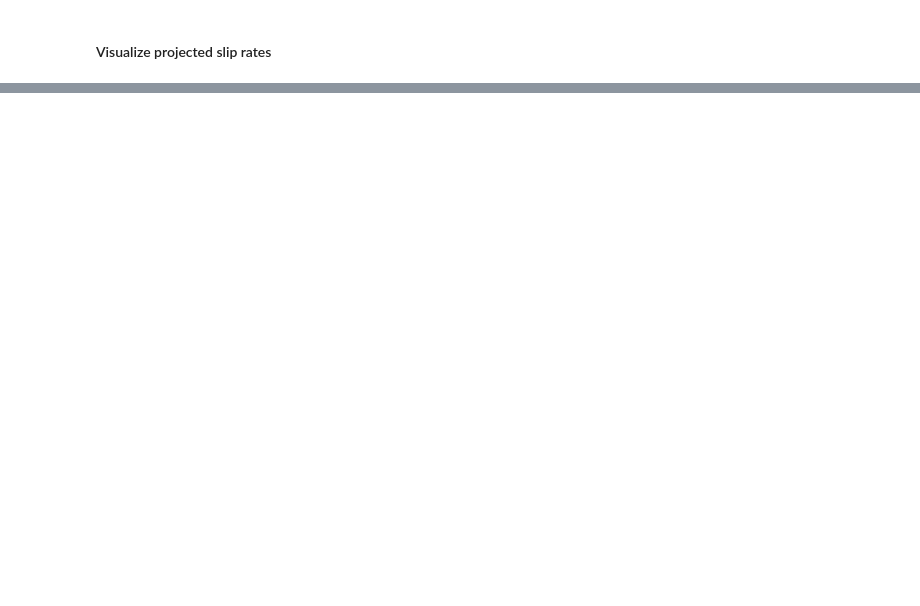
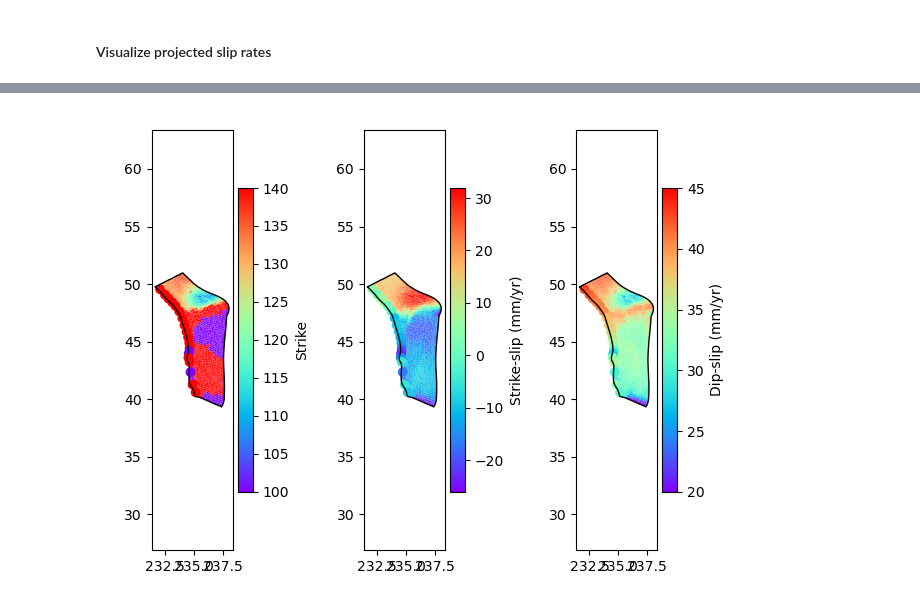
Before and after one commit to brendanjmeade/celeri, a Jupyter notebook: notebooks/celeri_western_north_america_dense_tricoup.ipynb, the cells around one changed output, grey strips where cells are left out. Saved outputs shown, nothing was run; the diff lists cells and outputs as text; code cells hidden in the pictures; blank space fills up the shorter version.

```diff
--- a/notebooks/celeri_western_north_america_dense_tricoup.ipynb
+++ b/notebooks/celeri_western_north_america_dense_tricoup.ipynb
@@ -221,12 +204,12 @@ rhrstrike = segment_azimuth + 180
 seg_flip = np.zeros_like(segment.lon1)
 seg_flip[segment.lat2 < segment.lat1] = -1000
 import matplotlib.colors as colors
-fig1, ax = plt.subplots(1, 2)
+fig1, ax = plt.subplots(1, 3)
 i = 0
-fill_value0 = tristrike
-# fill_value0 = meshes[i].strike
-# fill_value_range = [np.min(fill_value0), np.max(fill_value0)]
-fill_value_range0 = [-20, 20]
+fill_value0 = meshes[i].strike
+# fill_value0[fill_value0 > 180] -= 180
+# fill_value_range0 = [np.min(fill_value0), np.max(fill_value0)]
+fill_value_range0 = [100, 140]
 x_coords = meshes[i].meshio_object.points[:, 0]
 y_coords = meshes[i].meshio_object.points[:, 1]
 vertex_array = np.asarray(meshes[i].verts)
@@ -240,10 +223,8 @@ pc0.set_array(
 )
 pc0.set_clim(fill_value_range0)
 ax[0].add_collection(pc0)
-ax[0].scatter(segment.mid_lon[csi], segment.mid_lat[csi], vmin=fill_value_range0[0], vmax=fill_value_range0[1], c=estimation.strike_slip_rates[csi], cmap="rainbow")
-# ax[0].scatter(segment.mid_lon[csi], segment.mid_lat[csi], vmin=fill_value_range0[0], vmax=fill_value_range0[1], c=seg_flip[csi], cmap="rainbow")
-# ax.autoscale()
-plt.colorbar(pc0, label="Strike-slip (mm/yr)", ax=ax[0])
+ax[0].scatter(segment.mid_lon[csi], segment.mid_lat[csi], vmin=fill_value_range0[0], vmax=fill_value_range0[1], c=segment.azimuth[csi], cmap="rainbow")
+plt.colorbar(pc0, label="Strike", ax=ax[0])
 # Add mesh edge
 x_edge = x_coords[meshes[i].ordered_edge_nodes[:, 0]]
 y_edge = y_coords[meshes[i].ordered_edge_nodes[:, 0]]
@@ -252,36 +233,43 @@ y_edge = np.append(y_edge, y_coords[meshes[0].ordered_edge_nodes[0, 0]])
 ax[0].plot(x_edge, y_edge, color="black", linewidth=1)
 ax[0].axis('equal')
 
+fill_value1 = tristrike
+fill_value_range1 = [np.min(fill_value1), np.max(fill_value1)]
 
-fill_value1 = tridip
-# fill_value = meshes[i].dip
-fill_value_range = [np.min(fill_value1), np.max(fill_value1)]
-# fill_value_range = [-35, 35]
-x_coords = meshes[i].meshio_object.points[:, 0]
-y_coords = meshes[i].meshio_object.points[:, 1]
-vertex_array = np.asarray(meshes[i].verts)
-xy = np.c_[x_coords, y_coords]
-verts = xy[vertex_array]
 pc1 = matplotlib.collections.PolyCollection(
     verts, edgecolor="none", cmap="rainbow"
 )
 pc1.set_array(
     fill_value1
 )
-
+pc1.set_clim(fill_value_range1)
 ax[1].add_collection(pc1)
-pc1.set_clim(fill_value_range)
-ax[1].scatter(segment.mid_lon[csi], segment.mid_lat[csi], vmin=fill_value_range[0], vmax=fill_value_range[1], c=-estimation.tensile_slip_rates[csi], cmap="rainbow")
-# ax.autoscale()
-plt.colorbar(pc1, label="Dip-slip (mm/yr)", ax=ax[1])
+ax[1].scatter(segment.mid_lon[csi], segment.mid_lat[csi], vmin=fill_value_range1[0], vmax=fill_value_range1[1], c=estimation.strike_slip_rates[csi], cmap="rainbow")
+plt.colorbar(pc1, label="Strike-slip (mm/yr)", ax=ax[1])
 # Add mesh edge
-x_edge = x_coords[meshes[i].ordered_edge_nodes[:, 0]]
-y_edge = y_coords[meshes[i].ordered_edge_nodes[:, 0]]
-x_edge = np.append(x_edge, x_coords[meshes[0].ordered_edge_nodes[0, 0]])
-y_edge = np.append(y_edge, y_coords[meshes[0].ordered_edge_nodes[0, 0]])
 ax[1].plot(x_edge, y_edge, color="black", linewidth=1)
 ax[1].axis('equal')
 
+
+fill_value2 = tridip
+fill_value_range2 = [20, 45]
+pc2 = matplotlib.collections.PolyCollection(
+    verts, edgecolor="none", cmap="rainbow"
+)
+pc2.set_array(
+    fill_value2
+)
+
+ax[2].add_collection(pc2)
+pc2.set_clim(fill_value_range2)
+ax[2].scatter(segment.mid_lon[csi], segment.mid_lat[csi], vmin=fill_value_range2[0], vmax=fill_value_range2[1], c=-estimation.tensile_slip_rates[csi], cmap="rainbow")
+plt.colorbar(pc2, label="Dip-slip (mm/yr)", ax=ax[2])
+# Add mesh edge
+ax[2].plot(x_edge, y_edge, color="black", linewidth=1)
+ax[2].axis('equal')
+
 fig1.tight_layout()
-print(estimation.strike_slip_rates[csi])
-print(estimation.tensile_slip_rates[csi])
+# print(estimation.strike_slip_rates[csi])
+# print(estimation.tensile_slip_rates[csi])
+print(segment.azimuth[csi])
+# %% [output]
@@ -287,0 +296 @@ print(estimation.tensile_slip_rates[csi])
+[figure, added]
```
Also changed, not shown: parts of 10 cells of this notebook, 2 other files.
